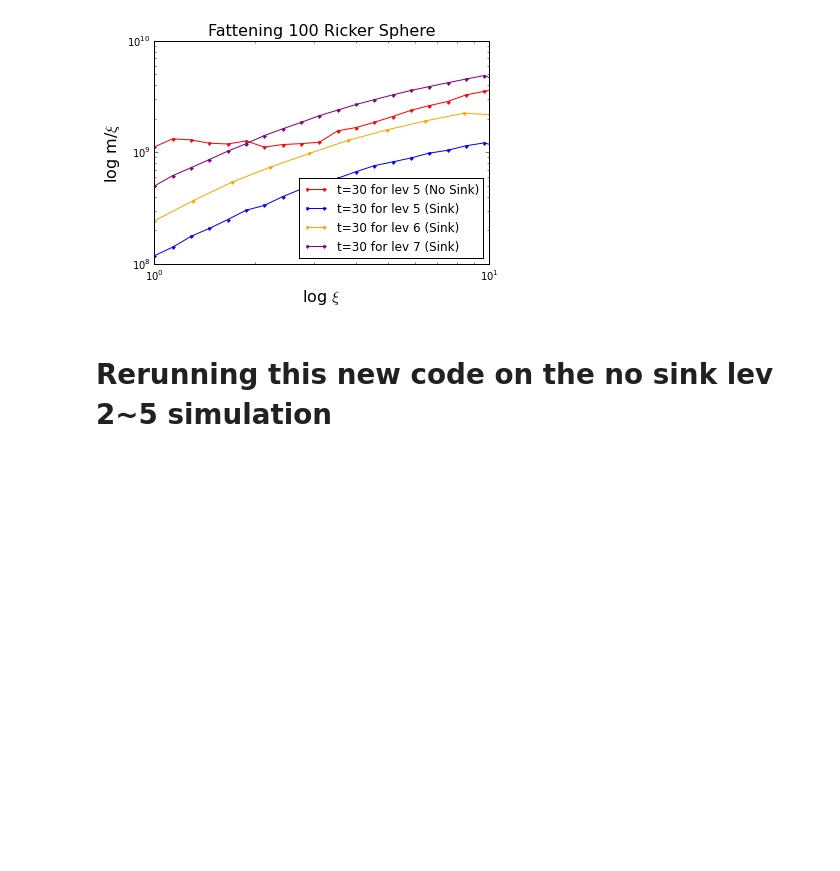
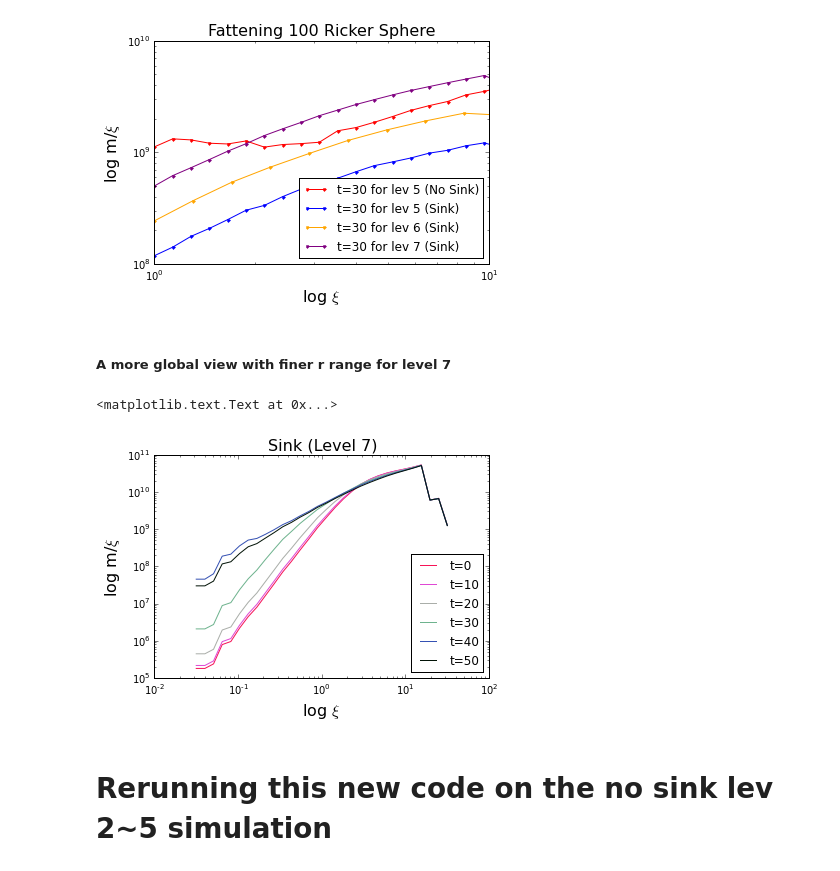
Before and after one commit to dorisjlee/StarFormationCode, a Jupyter notebook: FLASH/05_28_2016_OptimizingMR_again2.ipynb, the cells around one changed output. Saved outputs shown, nothing was run; the diff lists cells and outputs as text; code cells hidden in the pictures; blank space fills up the shorter version.

Commit message:
most refined plots

```diff
--- a/FLASH/05_28_2016_OptimizingMR_again2.ipynb
+++ b/FLASH/05_28_2016_OptimizingMR_again2.ipynb
@@ -226,6 +226,23 @@ plt.xlim(1,10)
 # %% [output]
 (1, 10)
 [figure]
+# %% [markdown]
+##### A more global view with finer r range for level 7
+# %%
+xi_range = np.logspace(-1.5,1.5,num=30)
+tlst = [0,10,20,30,40,50]
+hsv = plt.get_cmap('Plasma_r')
+colors = hsv(np.linspace(0, 1.0, len(tlst)))
+for s , c in zip(tlst,colors):
+    data = np.loadtxt("fast_sum_args_list{}_lev7.txt".format(s))
+    plt.loglog(xi_range[::-1],4*np.pi*G*data/c_s,label= "t={}".format(s), color=c)
+plt.legend(loc ="lower right")
+plt.xlabel(r"log $\xi$",fontsize=16)
+plt.ylabel(r"log m/$\xi$",fontsize=16)
+plt.title("Sink (Level 7)",fontsize=16)
+# %% [output]
+<matplotlib.text.Text at 0x...>
+[figure, added]
 # %% [markdown]
 # Rerunning this new code on the no sink lev 2~5 simulation
 # %%
```
